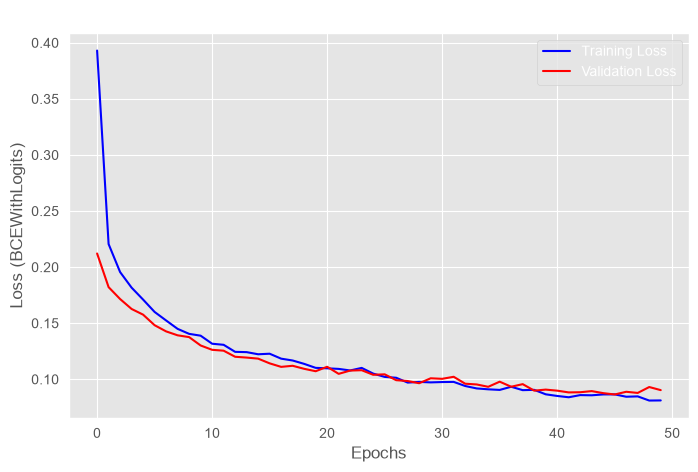
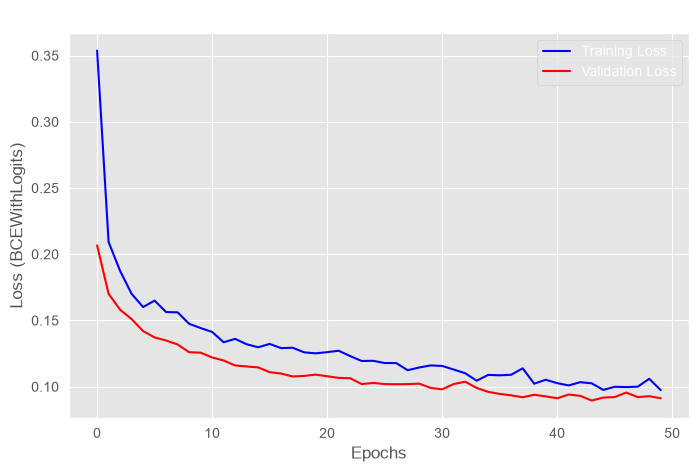
The notebook cell's code change between the first figure and the second:
--- before
+++ after
@@ -5,13 +5,20 @@
 y_te_t = torch.tensor(y_test.values, dtype=torch.float32).unsqueeze(1)
 
-train_loader = DataLoader(TensorDataset(X_tr_t, y_tr_t), batch_size=64, shuffle=True)
+train_loader = DataLoader(TensorDataset(X_tr_t, y_tr_t), batch_size=64, shuffle=True, drop_last=True)
+val_loader = DataLoader(TensorDataset(X_te_t, y_te_t), batch_size=64, shuffle=False)
 
-# Define Model
+# Define Optimized ANN Model
 class PhishingANN(nn.Module):
     def __init__(self, input_dim):
         super(PhishingANN, self).__init__()
         self.net = nn.Sequential(
-            nn.Linear(input_dim, 64), nn.ReLU(), nn.Dropout(0.3),
-            nn.Linear(64, 32), nn.ReLU(), nn.Dropout(0.2),
+            nn.Linear(input_dim, 64),
+            nn.BatchNorm1d(64),
+            nn.ReLU(),
+            nn.Dropout(0.3),
+            nn.Linear(64, 32),
+            nn.BatchNorm1d(32),
+            nn.ReLU(),
+            nn.Dropout(0.2),
             nn.Linear(32, 1)
         )
@@ -20,5 +27,6 @@
 model = PhishingANN(X_train.shape[1])
 criterion = nn.BCEWithLogitsLoss()
-optimizer = optim.Adam(model.parameters(), lr=0.001)
+optimizer = optim.AdamW(model.parameters(), lr=0.001)
+scheduler = optim.lr_scheduler.ReduceLROnPlateau(optimizer, mode='min', factor=0.5, patience=5)
 
 train_losses, val_losses = [], []
@@ -38,7 +46,13 @@
     
     model.eval()
+    val_loss = 0
     with torch.no_grad():
-        val_loss = criterion(model(X_te_t), y_te_t).item()
-        val_losses.append(val_loss)
+        for bx, by in val_loader:
+            v_loss = criterion(model(bx), by)
+            val_loss += v_loss.item()
+            
+    avg_val_loss = val_loss / len(val_loader)
+    val_losses.append(avg_val_loss)
+    scheduler.step(avg_val_loss)
 
 # Plot Curves
@@ -46,5 +60,5 @@
 plt.plot(train_losses, label='Training Loss', color='blue')
 plt.plot(val_losses, label='Validation Loss', color='red')
-plt.title('PyTorch ANN: Training vs Validation Loss')
+plt.title('PyTorch ANN: Training vs Validation Loss (with BatchNorm/Dropout)')
 plt.xlabel('Epochs')
 plt.ylabel('Loss (BCEWithLogits)')

Commit: Enhance ANN model training with BatchNorm, Dropout, AdamW optimizer, LR scheduler, and validation loader setup in experimentation notebook